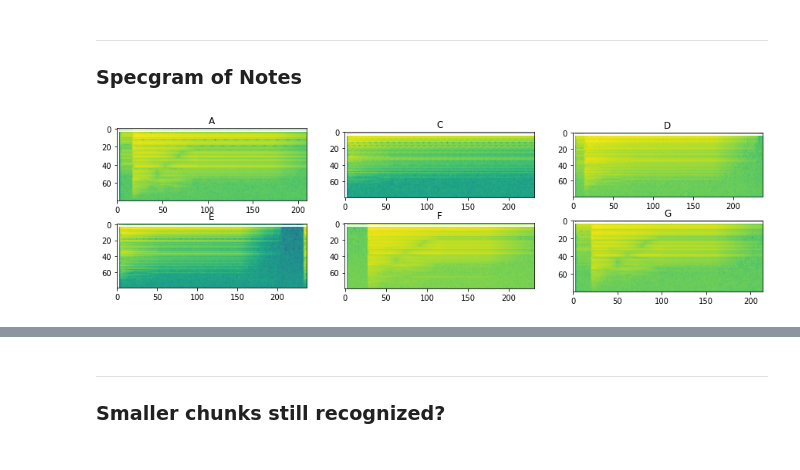
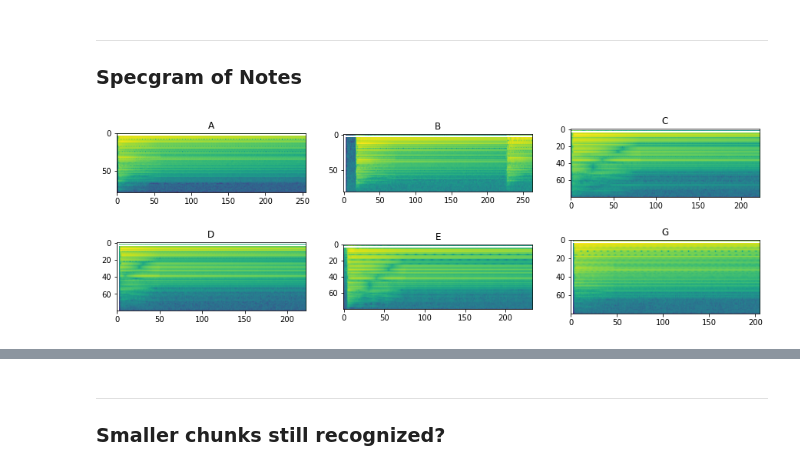
Before and after one commit to jiyunam/mel_spec_music_generation, a Jupyter notebook: notebooks/twinkle_specs.ipynb, the cells around one changed output, grey strips where cells are left out. Cells and saved outputs as stored; diff of their text form; code cells hidden in the pictures.

```diff
--- a/notebooks/twinkle_specs.ipynb
+++ b/notebooks/twinkle_specs.ipynb
@@ -9,12 +9,12 @@ import pandas as pd
 ### Specgram of Notes
 # %%
 note_paths = {
-    "A": r"C:\Users\jiyun\Desktop\Jiyu\2020-2021\ESC499 - Thesis\WaveNet\magnatagatune\data\twinkle_notes\A_1.mp3",
-    "C": r"C:\Users\jiyun\Desktop\Jiyu\2020-2021\ESC499 - Thesis\WaveNet\magnatagatune\data\twinkle_notes\C_3.mp3",
-    "D": r"C:\Users\jiyun\Desktop\Jiyu\2020-2021\ESC499 - Thesis\WaveNet\magnatagatune\data\twinkle_notes\D_1.mp3",
-    "E": r"C:\Users\jiyun\Desktop\Jiyu\2020-2021\ESC499 - Thesis\WaveNet\magnatagatune\data\twinkle_notes\E_1.mp3",
-    "F": r"C:\Users\jiyun\Desktop\Jiyu\2020-2021\ESC499 - Thesis\WaveNet\magnatagatune\data\twinkle_notes\F_1.mp3",
-    "G": r"C:\Users\jiyun\Desktop\Jiyu\2020-2021\ESC499 - Thesis\WaveNet\magnatagatune\data\twinkle_notes\G_1.mp3"
+    "A": r"C:\Users\jiyun\Desktop\Jiyu\2020-2021\ESC499 - Thesis\WaveNet\magnatagatune\data\notes\A_1.mp3",
+    "B": r"C:\Users\jiyun\Desktop\Jiyu\2020-2021\ESC499 - Thesis\WaveNet\magnatagatune\data\notes\B_3.mp3",
+    "C": r"C:\Users\jiyun\Desktop\Jiyu\2020-2021\ESC499 - Thesis\WaveNet\magnatagatune\data\notes\C_1.mp3",
+    "D": r"C:\Users\jiyun\Desktop\Jiyu\2020-2021\ESC499 - Thesis\WaveNet\magnatagatune\data\notes\D_4.mp3",
+    "E": r"C:\Users\jiyun\Desktop\Jiyu\2020-2021\ESC499 - Thesis\WaveNet\magnatagatune\data\notes\E_1.mp3",
+    "G": r"C:\Users\jiyun\Desktop\Jiyu\2020-2021\ESC499 - Thesis\WaveNet\magnatagatune\data\notes\G_10.mp3"
 }
 # %%
 def spectrogram(waveform, sr, chunk_size_s=None, overlap=0):
@@ -40,15 +40,16 @@ def spectrogram(waveform, sr, chunk_size_s=None, overlap=0):
 # %%
 chunk_size_s = None
 overlap = 0
 
-fig = plt.figure(figsize=(15,4))
+fig = plt.figure(figsize=(15,5))
 for idx, note in enumerate(note_paths):
     waveform, sr = librosa.load(note_paths[note])
     specgram = spectrogram(waveform, sr, chunk_size_s=chunk_size_s, overlap=overlap)
     plt.subplot(2, 3, idx+1)
     plt.title(note)
     plt.imshow(specgram.log2()[0,:,:].detach().numpy())
 
-plt.show()
+# plt.show()
+plt.savefig("./outputs/twinkle_notes.png")
 # %% [output]
-[figure, old version]
+[figure, new version]
```
Also changed, not shown: parts of 1 cell of this notebook, 7 other files.
